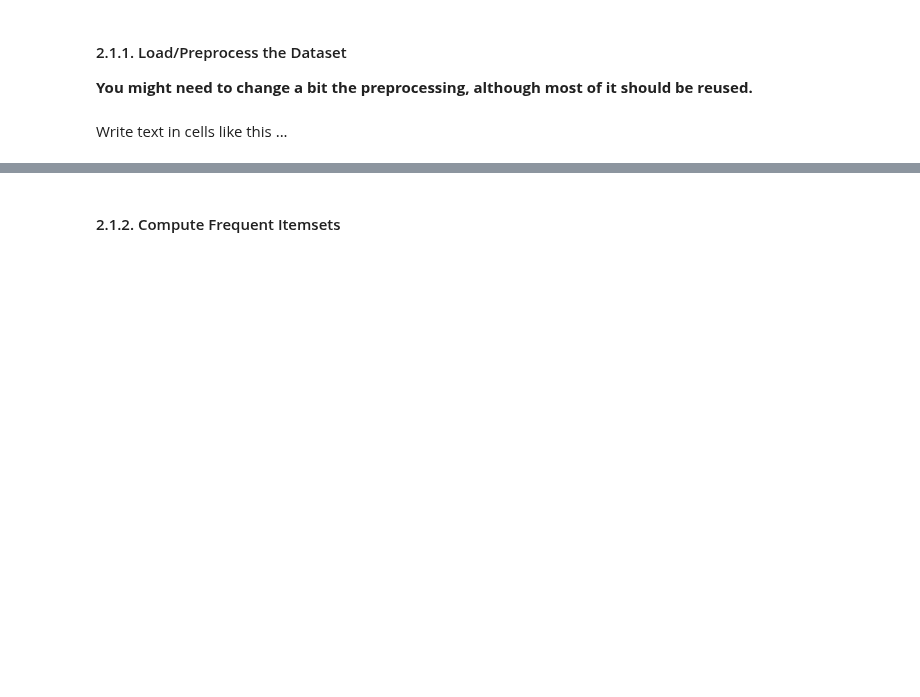
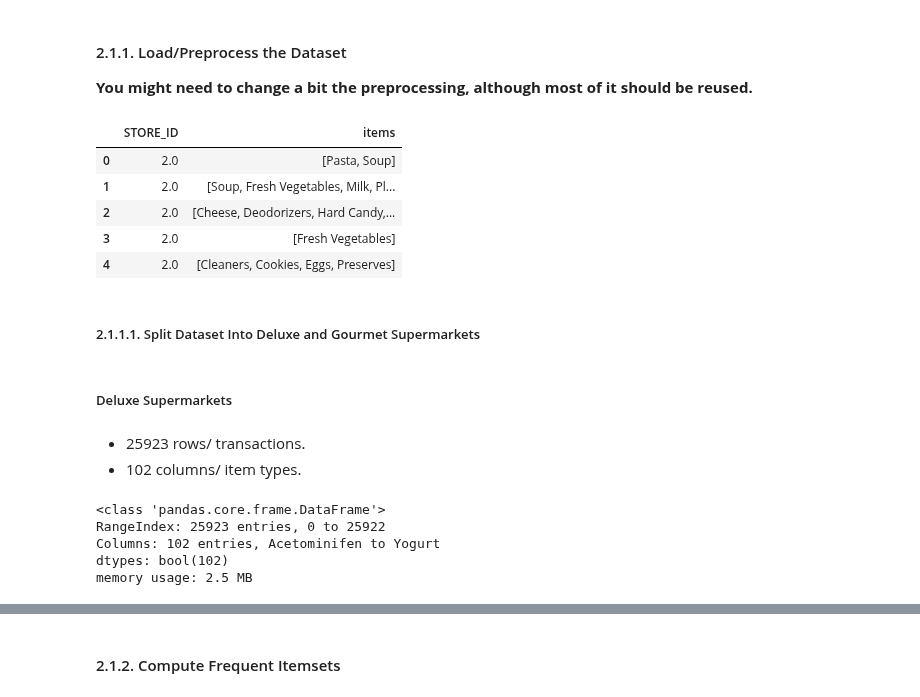
Before and after one commit to ijustsnapped/DataMine_PI, a Jupyter notebook: PD_202425_Project1/PD_202425_Project.ipynb, the cells around one changed output, grey strips where cells are left out. Cells and saved outputs as stored; diff of their text form; code cells hidden in the pictures; blank space fills up the shorter version.

```diff
--- a/PD_202425_Project1/PD_202425_Project.ipynb
+++ b/PD_202425_Project1/PD_202425_Project.ipynb
@@ -1818,2 +1822,48 @@ Here you should analyse **both** the transactions from **Deluxe Supermarkets (ST
-# %% [markdown]
-Write text in cells like this ...
+# %%
+def load_transactions(filename: str) -> pd.DataFrame:
+    """
+    Reads the raw CSV, inserts missing commas between numeric alphabetic runs,
+    parses STORE_ID and product=quantity pairs, and returns a DataFrame with:
+      • STORE_ID (int)
+      • items (List[str]) — only products with quantity>0
+    """
+    with open(filename, "r", encoding="utf-8") as f:
+        raw = f.read()
+    # Fix lines where digits run directly into letters (e.g. "Soup=1FreshVegetables")
+    fixed = re.sub(r'(?<=[0-9])(?=[A-Za-z])', ',', raw)
+    reader = csv.reader(io.StringIO(fixed), delimiter=',')
+
+    records = []
+    for row in reader:
+        rec = {'STORE_ID': None, 'items': []}
+        for kv in row:
+            if '=' not in kv:
+                continue
+            key, val = kv.split('=', 1)
+            key = key.strip()
+            try:
+                # STORE_ID field
+                if key == "STORE_ID":
+                    rec['STORE_ID'] = int(val)
+                # product fields
+                elif float(val) > 0:
+                    rec['items'].append(key)
+            except ValueError:
+                # ignore any malformed entries
+                continue
+        records.append(rec)
+
+    return pd.DataFrame(records)
+
+filename = "Foodmart_2025_DM.csv"
+df_all = load_transactions(filename)
+df_all.head()
+# %% [output]
+|  | STORE_ID | items |
+| 0 | 2.0 | [Pasta, Soup] |
+| 1 | 2.0 | [Soup, Fresh Vegetables, Milk, Pl... |
+| 2 | 2.0 | [Cheese, Deodorizers, Hard Candy,... |
+| 3 | 2.0 | [Fresh Vegetables] |
+| 4 | 2.0 | [Cleaners, Cookies, Eggs, Preserves] |
+# %% [markdown]
+##### 2.1.1.1. Split Dataset Into Deluxe and Gourmet Supermarkets
@@ -1819,0 +1896,13 @@ Write text in cells like this ...
+# %% [markdown]
+##### Deluxe Supermarkets
+# %% [markdown]
+* 25923 rows/ transactions.
+* 102 columns/ item types.
+# %%
+binary_deluxe.info()
+# %% [output]
+<class 'pandas.core.frame.DataFrame'>
+RangeIndex: 25923 entries, 0 to 25922
+Columns: 102 entries, Acetominifen to Yogurt
+dtypes: bool(102)
+memory usage: 2.5 MB
```
Also changed, not shown: parts of 16 cells of this notebook.
